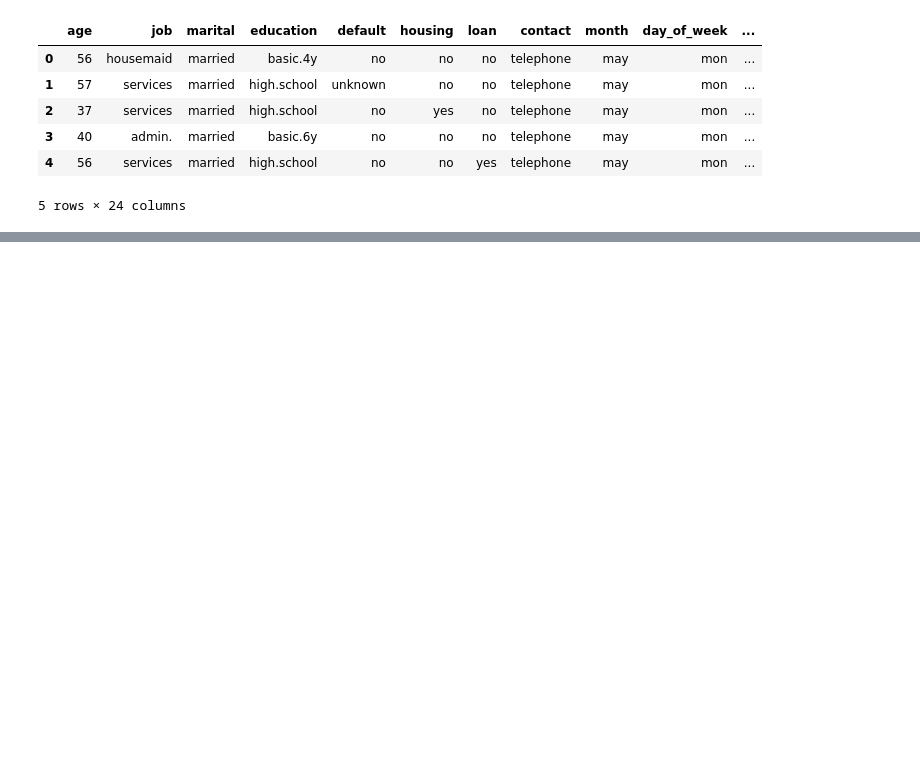
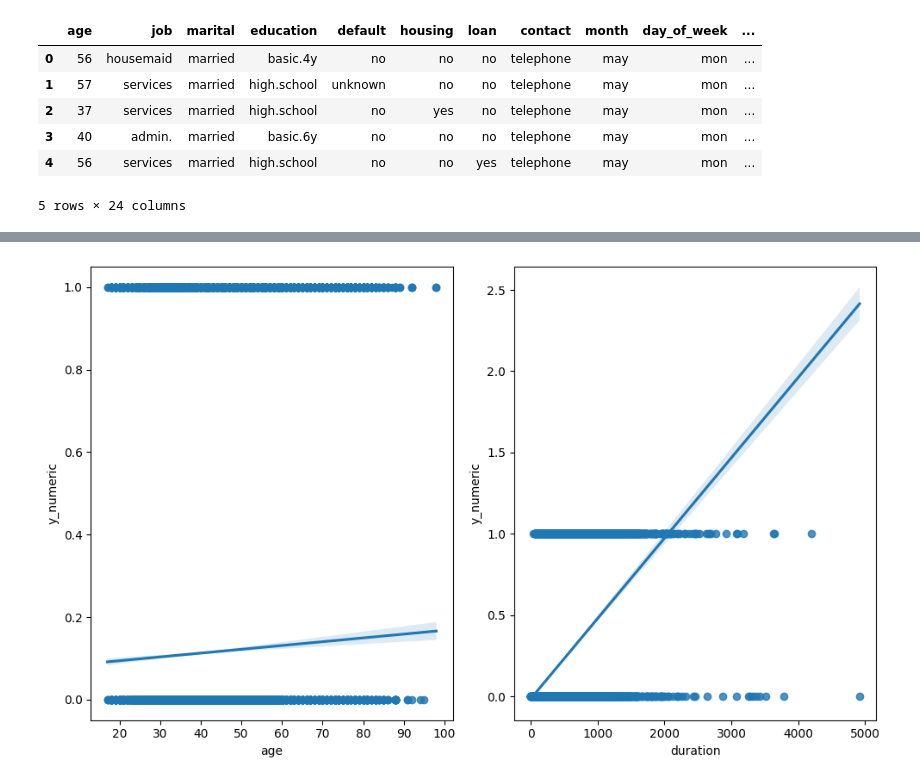
Before and after one commit to AnderTxuCode/machine-learning-regresion, a Jupyter notebook: src/explore.ipynb, the cells around one changed output, grey strips where cells are left out. Saved outputs shown, nothing was run; the diff lists cells and outputs as text; code cells hidden in the pictures; blank space fills up the shorter version.

```diff
--- a/src/explore.ipynb
+++ b/src/explore.ipynb
@@ -430,0 +442,12 @@ plt.show()
+# %%
+
+fig, axis = plt.subplots(figsize=(10, 6), ncols=2)
+
+sns.regplot(ax=axis[0], data=df, x="age", y="y_numeric")
+sns.regplot(ax=axis[1], data=df, x="duration", y="y_numeric")
+
+plt.tight_layout()
+
+plt.show()
+# %% [output]
+[figure, added]
```
Also changed, not shown: parts of 45 cells of this notebook, 2 other files.
